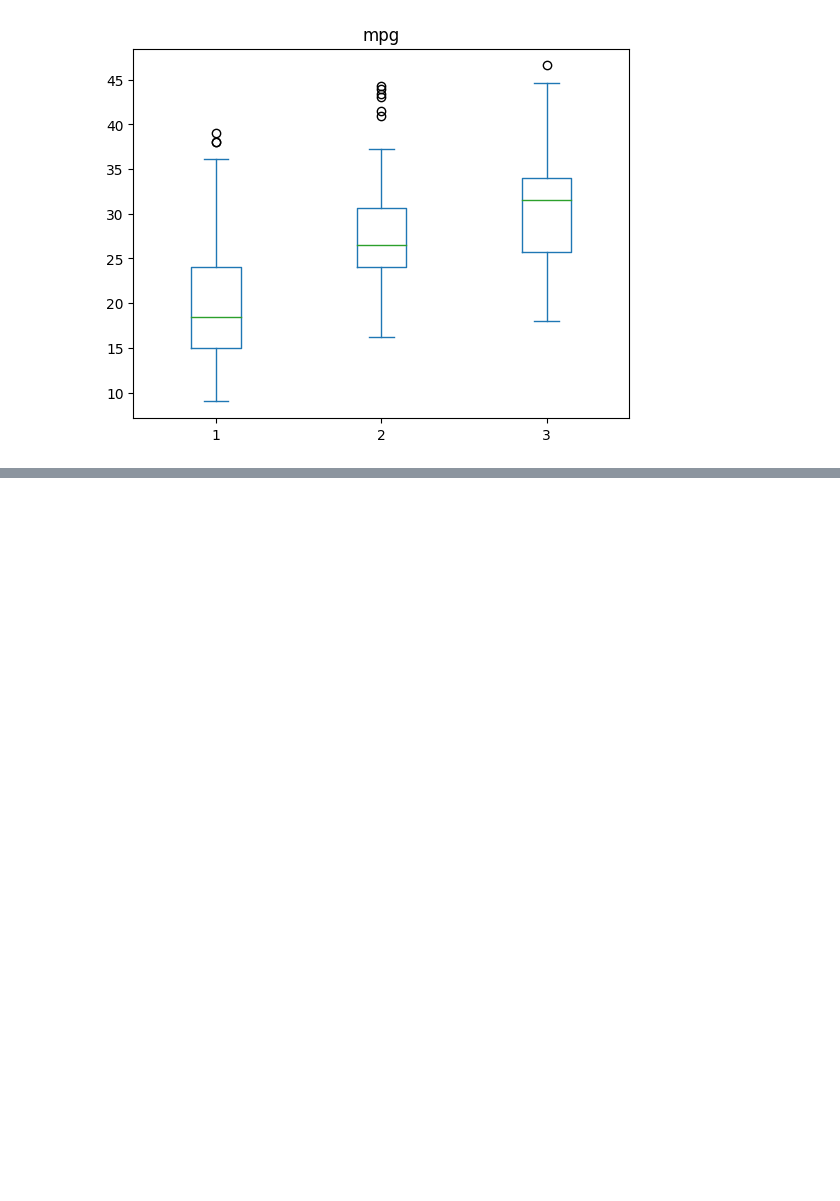
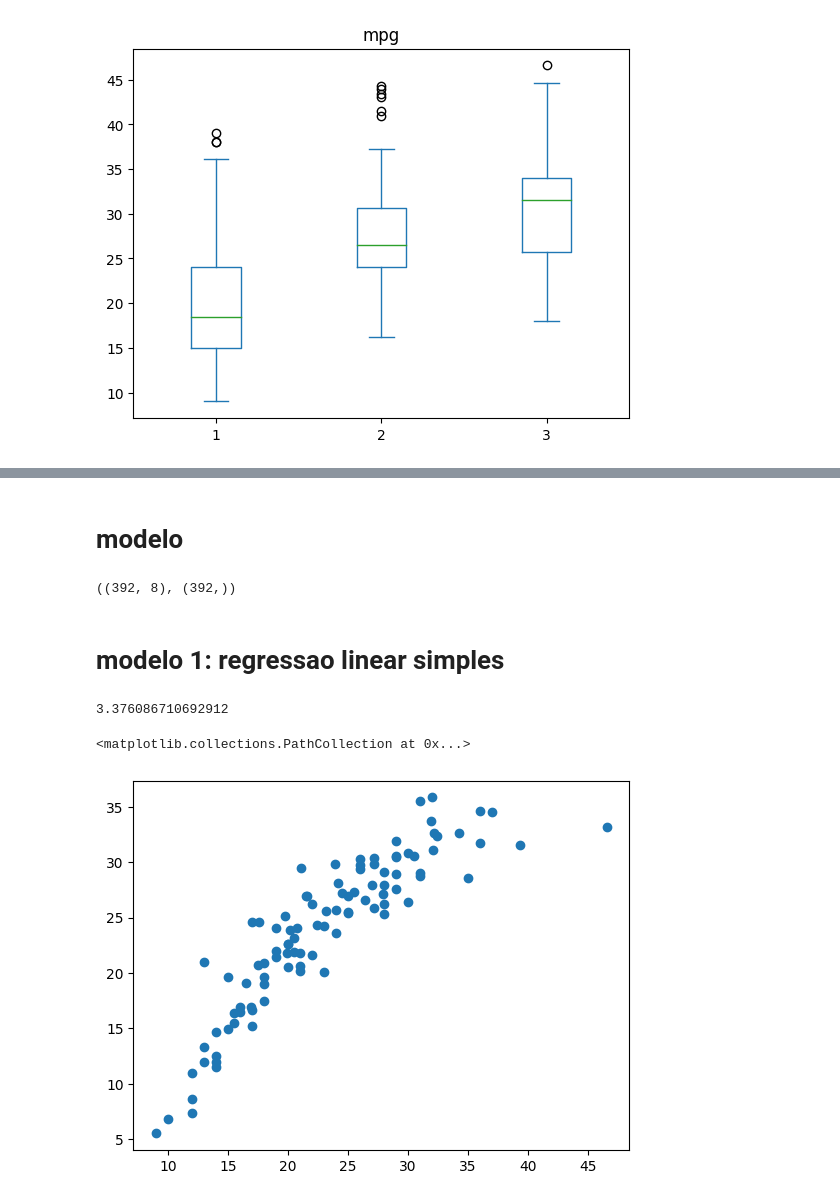
Before and after one commit to FabioAyresInsper/autompg, a Jupyter notebook: notebooks/projeto.ipynb, the cells around one changed output, grey strips where cells are left out. Cells and saved outputs as stored; diff of their text form; code cells hidden in the pictures; blank space fills up the shorter version.

```diff
--- a/notebooks/projeto.ipynb
+++ b/notebooks/projeto.ipynb
@@ -164,0 +230,30 @@ dtype: object
+# %% [markdown]
+# modelo
+# %%
+X = data.drop(columns=['mpg']).copy()
+y = data['mpg'].copy()
+# %%
+X.shape, y.shape
+# %% [output]
+((392, 8), (392,))
+# %%
+from sklearn.model_selection import train_test_split
+
+X_train, X_test, y_train, y_test = train_test_split(X, y, test_size=0.25)
+# %%
+X_train_valid, X_test_valid, y_train_valid, y_test_valid = train_test_split(X_train, y_train, test_size=0.33)
+# %% [markdown]
+# modelo 1: regressao linear simples
+# %%
+import math
+from sklearn.linear_model import LinearRegression
+from sklearn.metrics import mean_squared_error
+
+model = LinearRegression()
+model.fit(X_train_valid, y_train_valid)
+
+y_pred = model.predict(X_test_valid)
+RMSE = math.sqrt(mean_squared_error(y_test_valid, y_pred))
+RMSE
+# %% [output]
+3.376086710692912
@@ -164,0 +262,5 @@ dtype: object
+# %%
+plt.scatter(y_test_valid, y_pred)
+# %% [output]
+<matplotlib.collections.PathCollection at 0x...>
+[figure, added]
```
Also changed, not shown: parts of 15 cells of this notebook.
